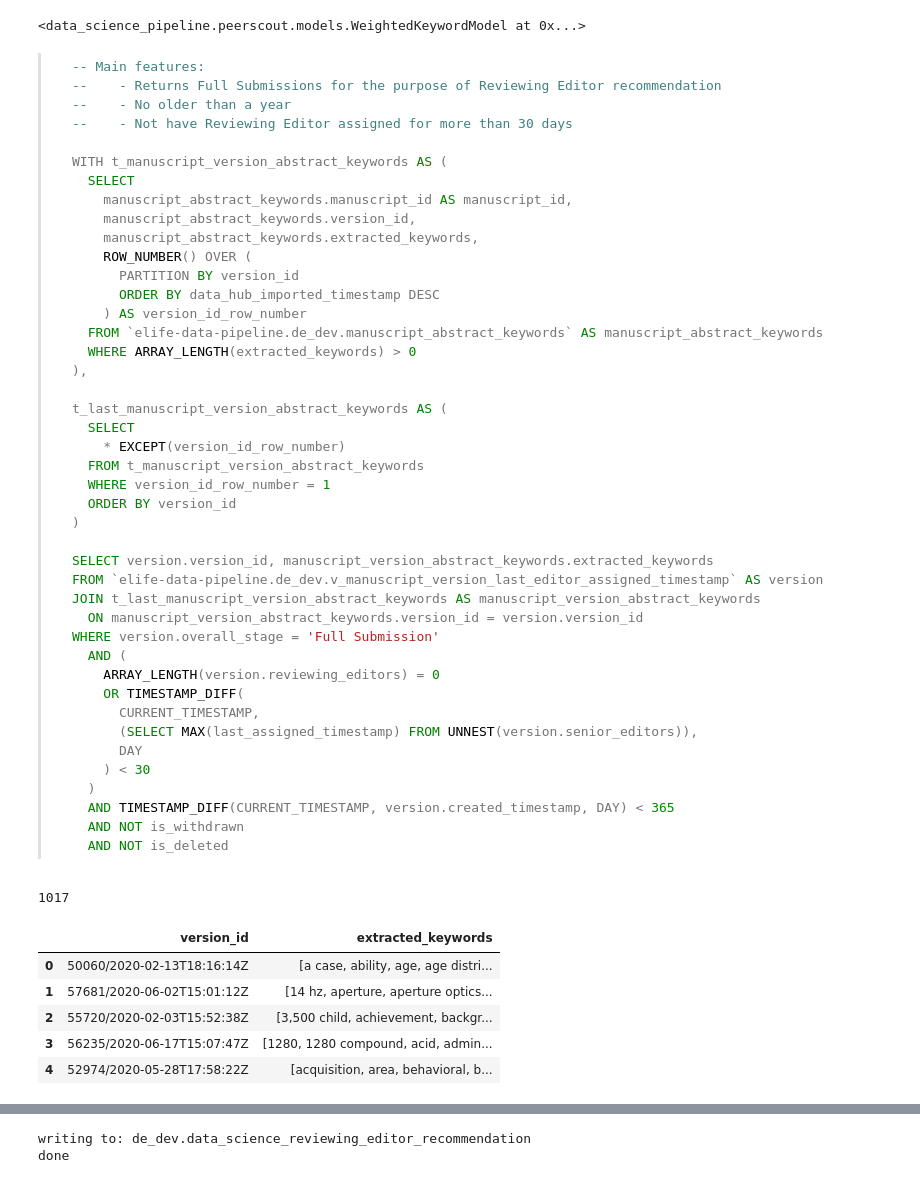
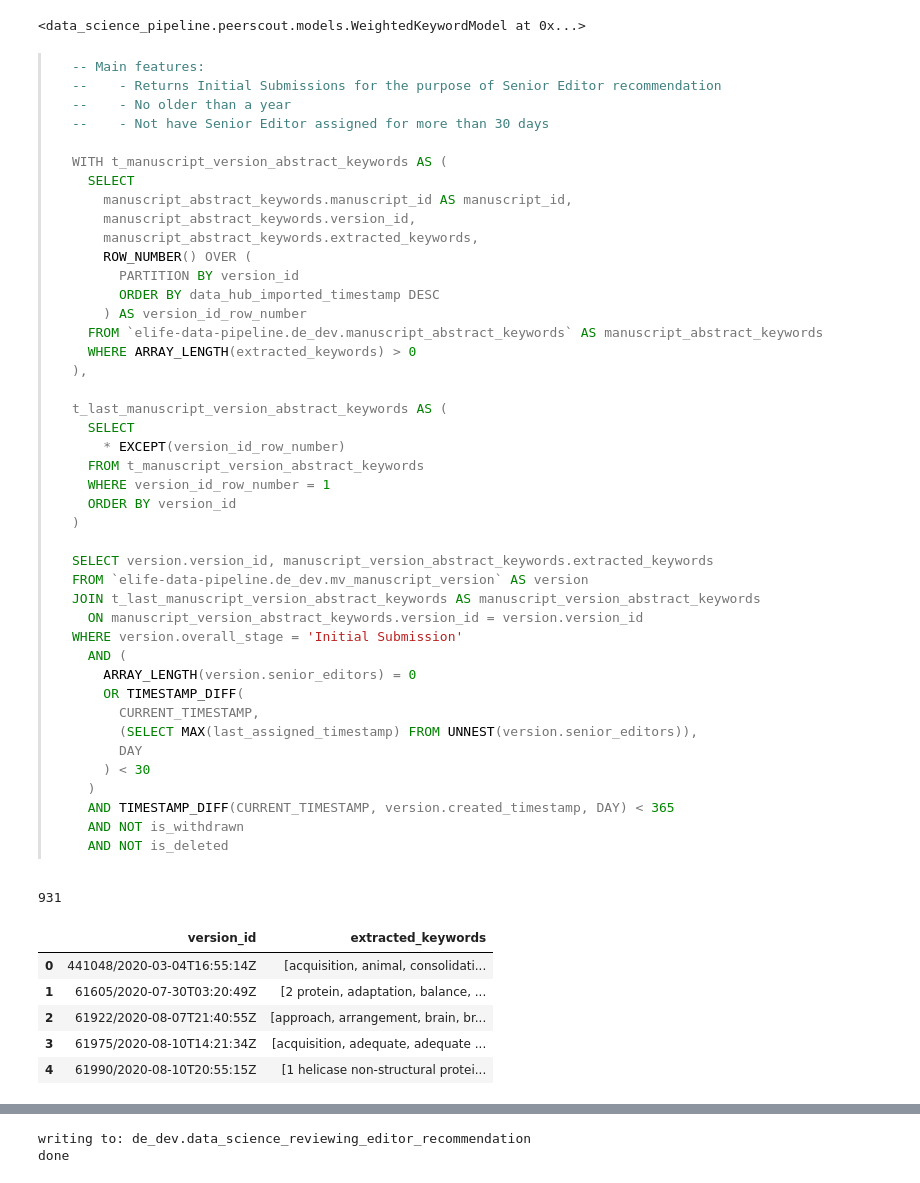
Before and after one commit to elifesciences/data-science-dags, a Jupyter notebook: notebooks/peerscout/peerscout-recommend-reviewing-editors.ipynb, the cells around one changed output, grey strips where cells are left out. Saved outputs shown, nothing was run; the diff lists cells and outputs as text; code cells hidden in the pictures.

Commit message:
bre recommendation now for initial submissions instead (#176)
* bre recommendation now for initial submissions instead

* improved notebook logging

* linting

````diff
--- a/notebooks/peerscout/peerscout-recommend-reviewing-editors.ipynb
+++ b/notebooks/peerscout/peerscout-recommend-reviewing-editors.ipynb
@@ -119,8 +120,10 @@ read_big_query = partial(_read_big_query, project_id=project_id)
 # %%
 default_query_props = dict(project=project_id, dataset=source_dataset)
 # %%
+# we are using the same manuscript list used for senior editor recommendation
+# this is because we want to recommend reviewing editors to consult with (not for assignment)
 manuscript_version_for_recommendation_df = read_big_query(
-    get_sql('manuscript-version-full-submissions-for-reviewing-editor-recommendation.sql').format(
+    get_sql('manuscript-version-initial-submissions-for-senior-editor-recommendation.sql').format(
         **default_query_props
     )
 )
@@ -129,9 +132,9 @@ manuscript_version_for_recommendation_df.head()
 # %% [output]
 > ```sql
 > -- Main features:
-> --    - Returns Full Submissions for the purpose of Reviewing Editor recommendation
+> --    - Returns Initial Submissions for the purpose of Senior Editor recommendation
 > --    - No older than a year
-> --    - Not have Reviewing Editor assigned for more than 30 days
+> --    - Not have Senior Editor assigned for more than 30 days
 >
 > WITH t_manuscript_version_abstract_keywords AS (
 >   SELECT
@@ -142,42 +145,42 @@ manuscript_version_for_recommendation_df.head()
 >       PARTITION BY version_id
 >       ORDER BY data_hub_imported_timestamp DESC
 >     ) AS version_id_row_number
 >   FROM `elife-data-pipeline.de_dev.manuscript_abstract_keywords` AS manuscript_abstract_keywords
 >   WHERE ARRAY_LENGTH(extracted_keywords) > 0
 > ),
 >
 > t_last_manuscript_version_abstract_keywords AS (
 >   SELECT
 >     * EXCEPT(version_id_row_number)
 >   FROM t_manuscript_version_abstract_keywords
 >   WHERE version_id_row_number = 1
 >   ORDER BY version_id
 > )
 >
 > SELECT version.version_id, manuscript_version_abstract_keywords.extracted_keywords
-> FROM `elife-data-pipeline.de_dev.v_manuscript_version_last_editor_assigned_timestamp` AS version
+> FROM `elife-data-pipeline.de_dev.mv_manuscript_version` AS version
 > JOIN t_last_manuscript_version_abstract_keywords AS manuscript_version_abstract_keywords
 >   ON manuscript_version_abstract_keywords.version_id = version.version_id
-> WHERE version.overall_stage = 'Full Submission'
+> WHERE version.overall_stage = 'Initial Submission'
 >   AND (
->     ARRAY_LENGTH(version.reviewing_editors) = 0
+>     ARRAY_LENGTH(version.senior_editors) = 0
 >     OR TIMESTAMP_DIFF(
 >       CURRENT_TIMESTAMP,
 >       (SELECT MAX(last_assigned_timestamp) FROM UNNEST(version.senior_editors)),
 >       DAY
 >     ) < 30
 >   )
 >   AND TIMESTAMP_DIFF(CURRENT_TIMESTAMP, version.created_timestamp, DAY) < 365
 >   AND NOT is_withdrawn
 >   AND NOT is_deleted
 > ```
-1017
+931
 |  | version_id | extracted_keywords |
-| 0 | 50060/2020-02-13T18:16:14Z | [a case, ability, age, age distri... |
-| 1 | 57681/2020-06-02T15:01:12Z | [14 hz, aperture, aperture optics... |
-| 2 | 55720/2020-02-03T15:52:38Z | [3,500 child, achievement, backgr... |
-| 3 | 56235/2020-06-17T15:07:47Z | [1280, 1280 compound, acid, admin... |
-| 4 | 52974/2020-05-28T17:58:22Z | [acquisition, area, behavioral, b... |
+| 0 | 441048/2020-03-04T16:55:14Z | [acquisition, animal, consolidati... |
+| 1 | 61605/2020-07-30T03:20:49Z | [2 protein, adaptation, balance, ... |
+| 2 | 61922/2020-08-07T21:40:55Z | [approach, arrangement, brain, br... |
+| 3 | 61975/2020-08-10T14:21:34Z | [acquisition, adequate, adequate ... |
+| 4 | 61990/2020-08-10T20:55:15Z | [1 helicase non-structural protei... |
 # %%
 keyword_similarity = cosine_similarity(
     editor_tf_idf_vectorizer.transform(
````
Also changed, not shown: parts of 14 cells of this notebook, 16 other files.
